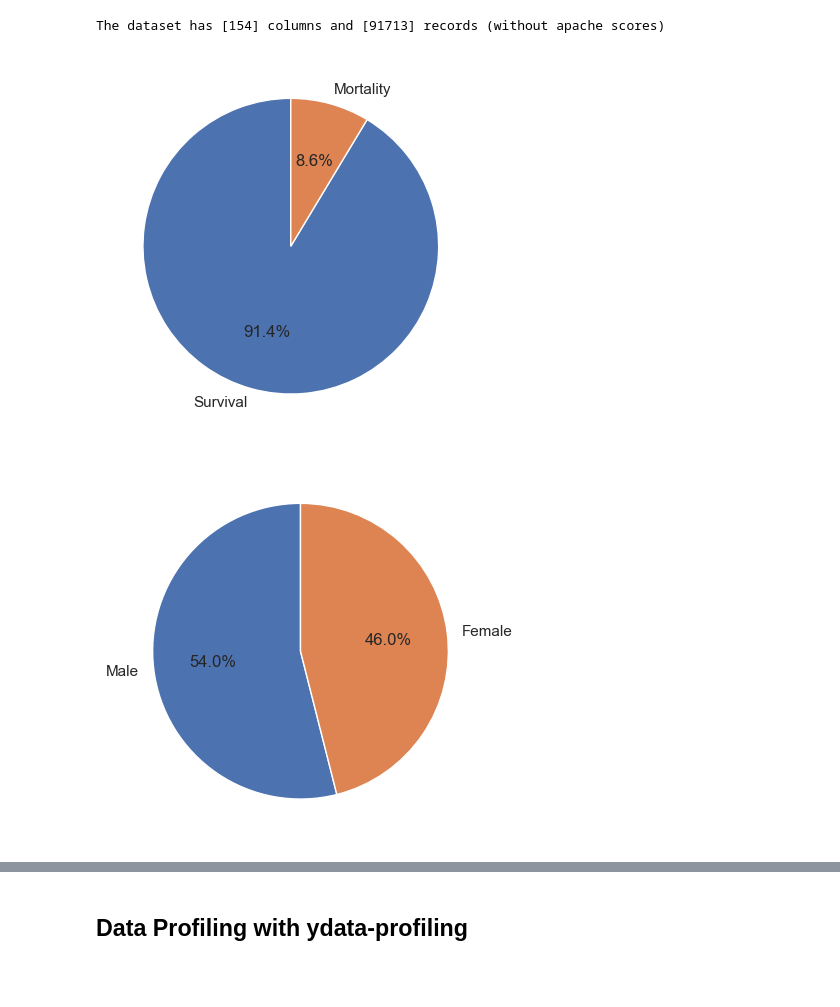
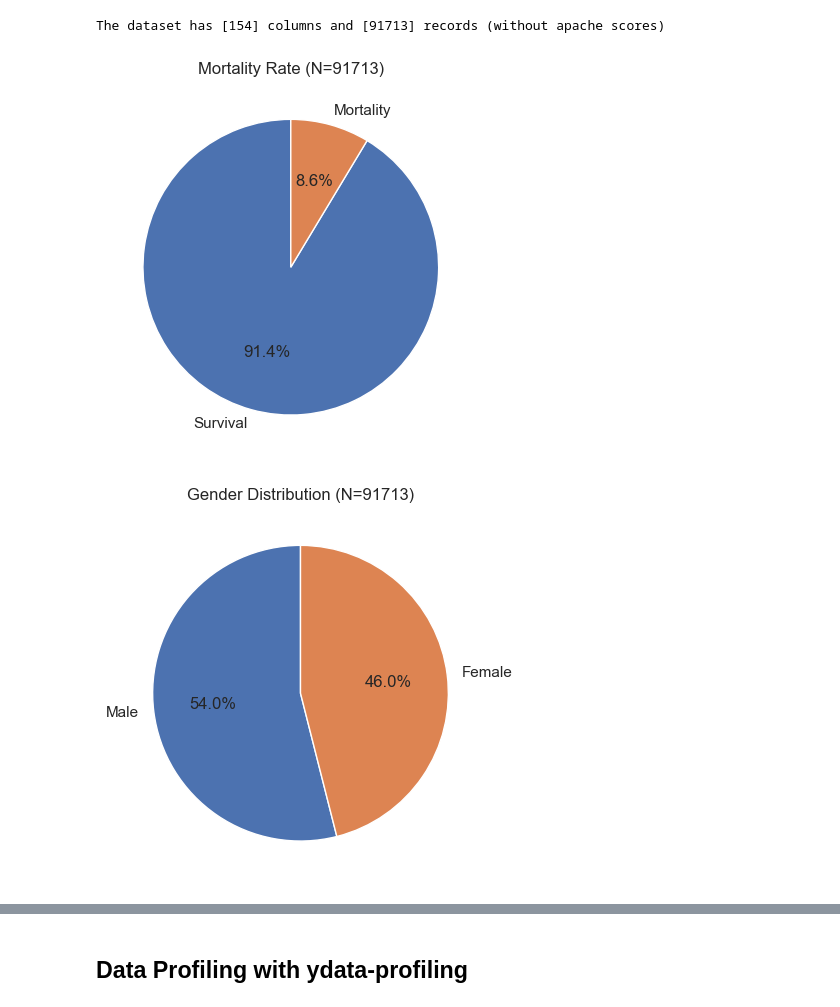
Before and after one commit to ShaniCohen/pred-ICU, a Jupyter notebook: eda.ipynb, the cells around one changed output, grey strips where cells are left out. Cells and saved outputs as stored; diff of their text form; code cells hidden in the pictures; blank space fills up the shorter version.

Commit message:
Adjusting the graphs, also added the ydata-profiling report

```diff
--- a/eda.ipynb
+++ b/eda.ipynb
@@ -152,15 +152,17 @@ The dataset has [154] columns and [91713] records (without apache scores)
 # %%
 survival_df = data_no_apache_df.hospital_death.value_counts()
 colors = sns.color_palette('deep')[0:2]
 plt.pie(survival_df, labels=['Survival', 'Mortality'], colors=colors, startangle=90, autopct='%1.1f%%')
+plt.title(f'Mortality Rate (N={len(data_df.patient_id.unique())})')
 plt.show()
 # %% [output]
-[figure, old version]
+[figure, new version]
 # %%
 gender_df = data_no_apache_df['gender'].value_counts()
 colors = sns.color_palette('deep')[0:2]
 plt.pie(gender_df, labels=['Male', 'Female'], colors=colors, startangle=90, autopct='%1.1f%%')
+plt.title(f'Gender Distribution (N={len(data_df.patient_id.unique())})')
 plt.show()
 # %% [output]
-[figure, old version]
+[figure, new version]
 # %%
```
Also changed, not shown: parts of 3 cells of this notebook, 1 other file.
